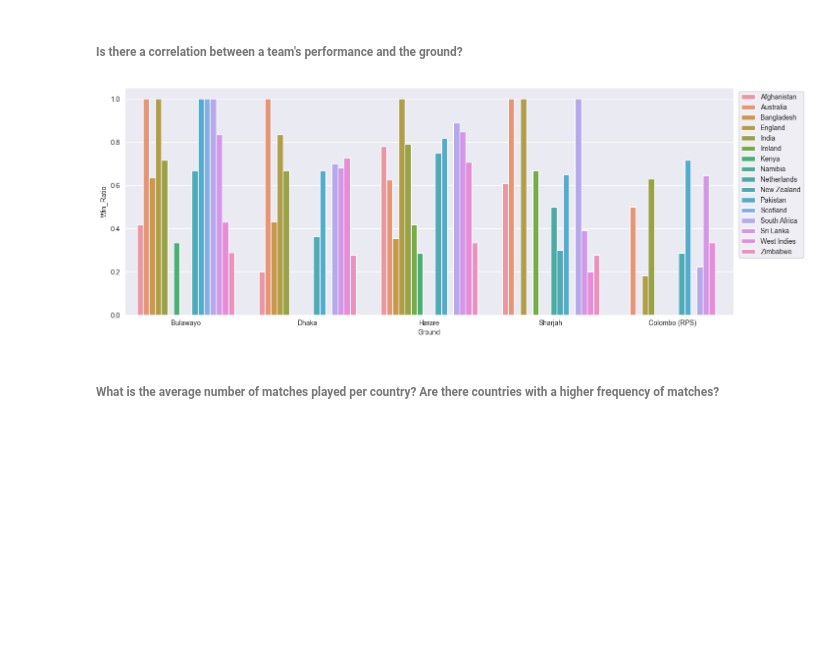
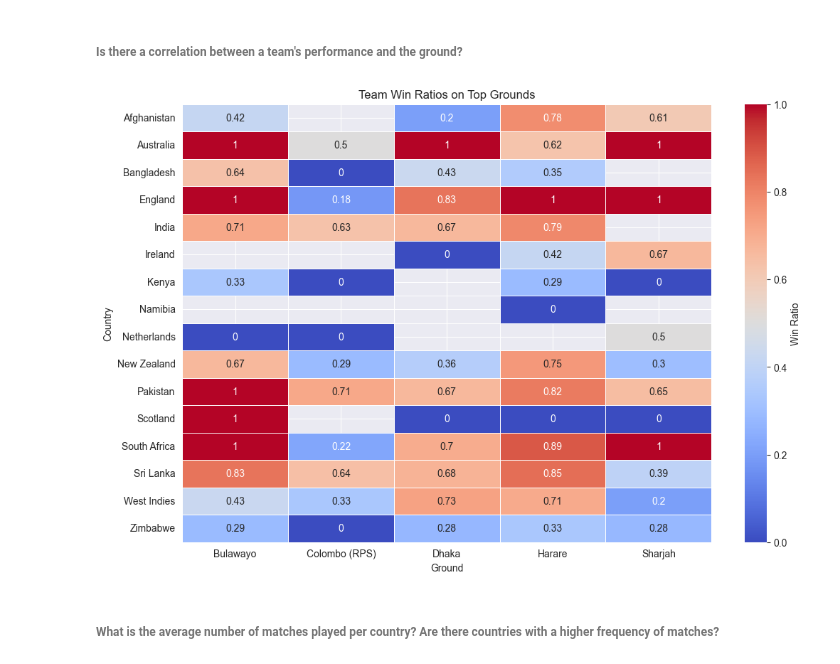
Before and after one commit to ilovedata6/cricket_ODI_analysis, a Jupyter notebook: matches.ipynb, the cells around one changed output. Saved outputs shown, nothing was run; the diff lists cells and outputs as text; code cells hidden in the pictures; blank space fills up the shorter version.

```diff
--- a/matches.ipynb
+++ b/matches.ipynb
@@ -180,17 +180,26 @@ plt.show()
 # %% [markdown]
 ###### Is there a correlation between a team's performance and the ground?
 # %%
-top_grounds = matches[(matches['Ground'] == 'Dhaka') | (matches['Ground'] == 'Harare') | (matches['Ground'] == 'Colombo (RPS)') | (matches['Ground'] == 'Bulawayo') | (matches['Ground'] == 'Sharjah')]
+top_grounds = matches[(matches['Ground'] == 'Dhaka') | (matches['Ground'] == 'Harare') |
+                      (matches['Ground'] == 'Colombo (RPS)') | (matches['Ground'] == 'Bulawayo') |
+                      (matches['Ground'] == 'Sharjah')]
 
-team_performance = top_grounds.groupby(['Country','Ground','Result'])['Result'].count().unstack(fill_value=0).reset_index()
-team_performance['Win_Ratio'] = team_performance['Won'] / (team_performance['Won']+team_performance['Lost'])
+# Calculate team win ratios
+team_performance = top_grounds.groupby(['Country', 'Ground', 'Result'])['Result'].count().unstack(fill_value=0).reset_index()
+team_performance['Win_Ratio'] = team_performance['Won'] / (team_performance['Won'] + team_performance['Lost'])
 
-plt.figure(figsize=(16,6))
-sns.barplot(y=team_performance['Win_Ratio'],x=team_performance['Ground'],hue=team_performance['Country'])
-plt.legend(bbox_to_anchor=(1.121,1),loc="upper right")
+# Create a pivot table for the heatmap
+heatmap_data = team_performance.pivot_table(index='Country', columns='Ground', values='Win_Ratio')
+
+# Create a heatmap
+plt.figure(figsize=(12, 8))
+sns.heatmap(data=heatmap_data, annot=True, cmap='coolwarm', linewidths=0.5, cbar_kws={'label': 'Win Ratio'})
+plt.title('Team Win Ratios on Top Grounds')
+plt.xlabel('Ground')
+plt.ylabel('Country')
 plt.show()
 # %% [output]
-[figure, old version]
+[figure, new version]
 # %% [markdown]
 ###### What is the average number of matches played per country? Are there countries with a higher frequency of matches?
 # %%
```
Also changed, not shown: parts of 1 cell of this notebook, 6 other files.
